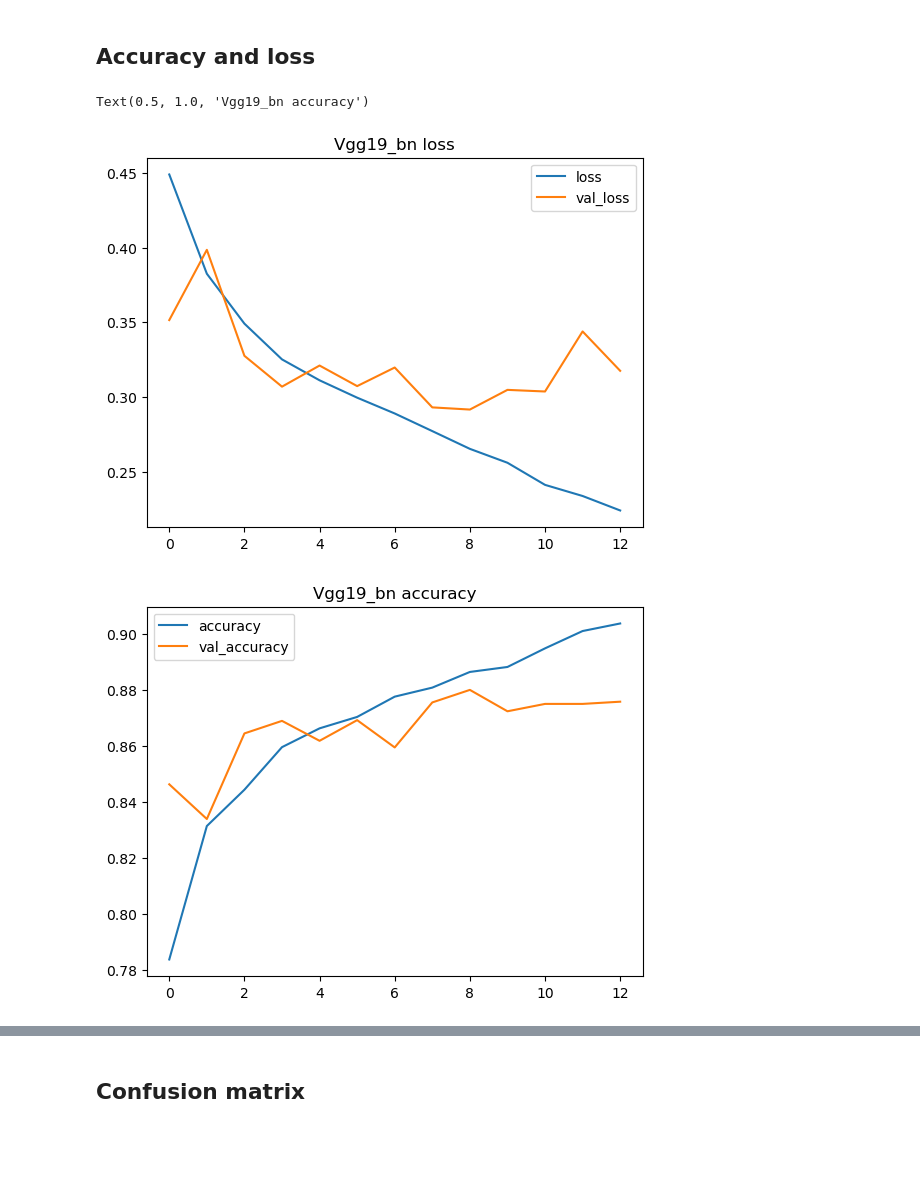
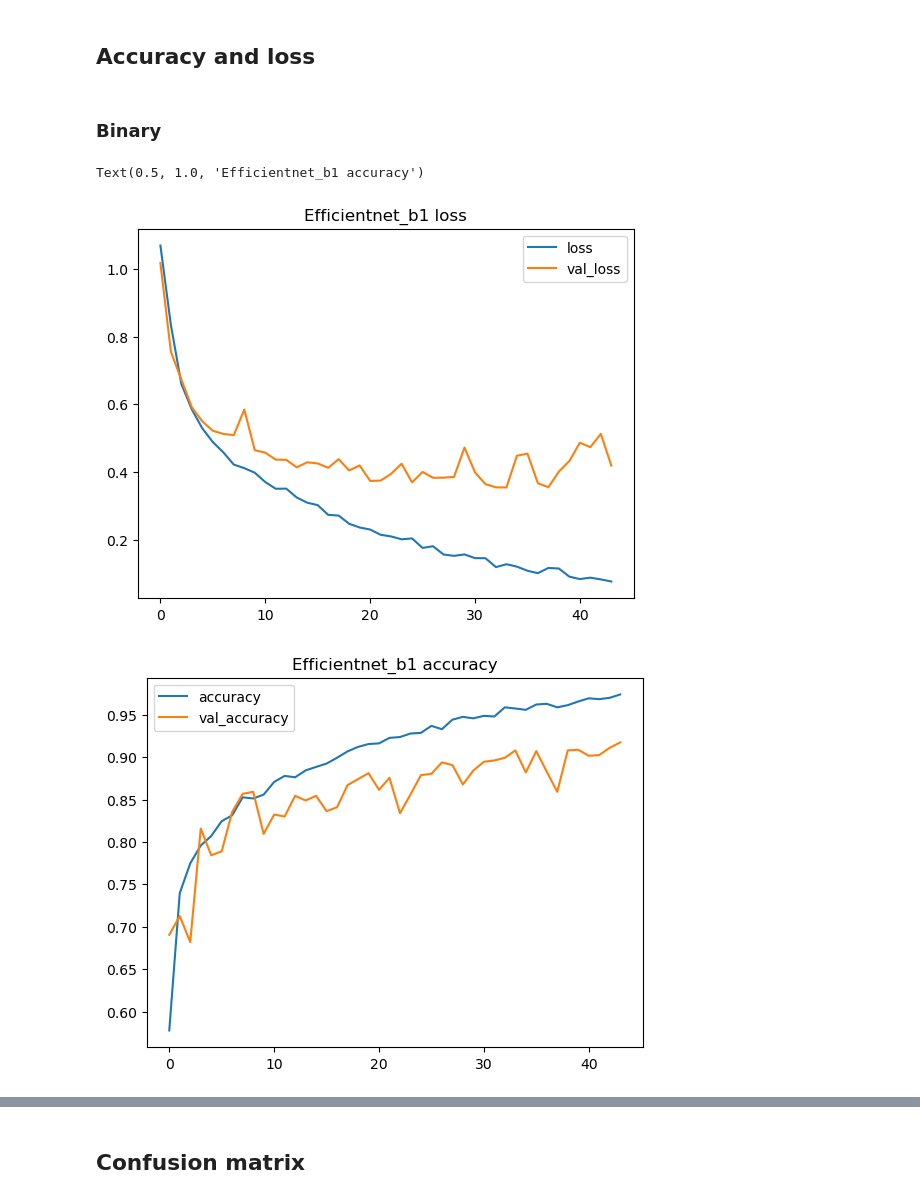
Before and after one commit to Likalto4/skin_lesion_classification, a Jupyter notebook: Deep_Learning/notebooks/check_results.ipynb, the cells around one changed output, grey strips where cells are left out. Drawn from its saved outputs; the diff is of its cells as text; code cells hidden in the pictures; blank space fills up the shorter version.

```diff
--- a/Deep_Learning/notebooks/check_results.ipynb
+++ b/Deep_Learning/notebooks/check_results.ipynb
@@ -50,23 +50,25 @@ The current directory is /home/ricardino/Documents/MAIA/tercer_semestre/CAD/Proj
 # MAIN
 # %% [markdown]
 ## Accuracy and loss
+# %% [markdown]
+### Binary
 # %%
 # Let's check the loss and accuracy of the model
-model_name = 'vgg19_bn'
+model_name = 'efficientnet_b1'
 with_epoch = False
 epoch_num = 9
 
 #statistics path
 statistics_pah = project_path / 'data'/'results' / f'{model_name}_stats_epoch{epoch_num}.csv' if with_epoch else project_path / 'data'/'results' / f'{model_name}_stats.csv'
 #read csv file
 df = pd.read_csv(statistics_pah)
 #plot loss and validation loss
 df[['loss', 'val_loss']].plot()
 plt.title(f'{model_name.capitalize()} loss')
 #plot accuracy and validation accuracy
 df[['accuracy', 'val_accuracy']].plot()
 plt.title(f'{model_name.capitalize()} accuracy')
 # %% [output]
-Text(0.5, 1.0, 'Vgg19_bn accuracy')
+Text(0.5, 1.0, 'Efficientnet_b1 accuracy')
-[figure, old version]
+[figure, new version]
-[figure, old version]
+[figure, new version]
```
Also changed, not shown: parts of 5 cells of this notebook, 3 other files.
